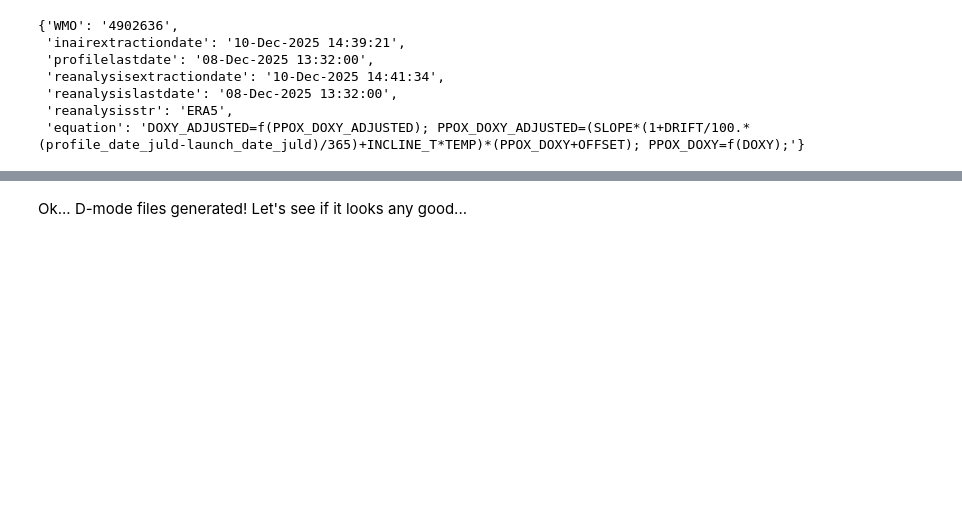
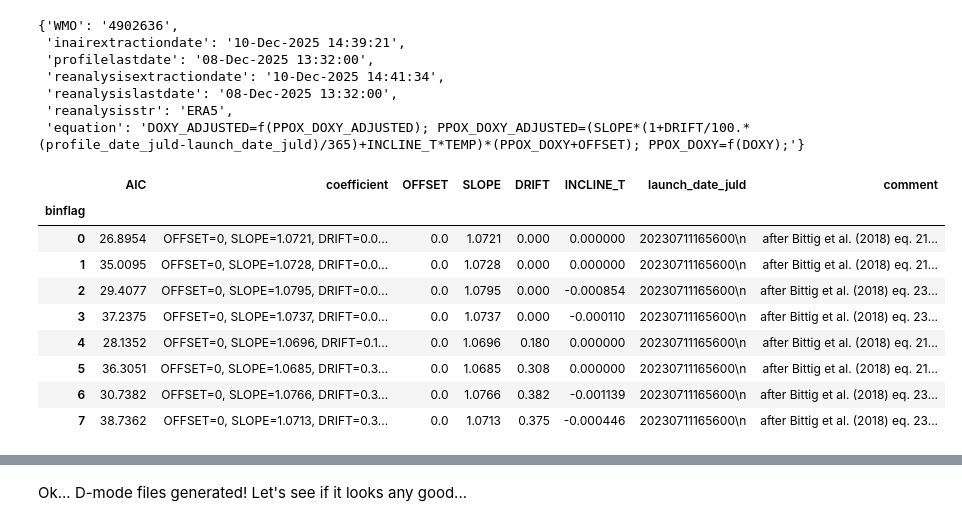
Before and after one commit to ArgoCanada/meds-dmqc, a Jupyter notebook: report/notebooks/01_active/4902636_report.ipynb, the cells around one changed output, grey strips where cells are left out. Drawn from its saved outputs; the diff is of its cells as text; code cells hidden in the pictures; blank space fills up the shorter version.

```diff
--- a/report/notebooks/01_active/4902636_report.ipynb
+++ b/report/notebooks/01_active/4902636_report.ipynb
@@ -62,6 +62,19 @@ meta
  'reanalysislastdate': '08-Dec-2025 13:32:00',
  'reanalysisstr': 'ERA5',
  'equation': 'DOXY_ADJUSTED=f(PPOX_DOXY_ADJUSTED); PPOX_DOXY_ADJUSTED=(SLOPE*(1+DRIFT/100.*(profile_date_juld-launch_date_juld)/365)+INCLINE_T*TEMP)*(PPOX_DOXY+OFFSET); PPOX_DOXY=f(DOXY);'}
+# %%
+data
+# %% [output]
+|  | AIC | coefficient | OFFSET | SLOPE | DRIFT | INCLINE_T | launch_date_juld | comment |
+| binflag |  |  |  |  |  |  |  |  |
+| 0 | 26.8954 | OFFSET=0, SLOPE=1.0721, DRIFT=0.0... | 0.0 | 1.0721 | 0.000 | 0.000000 | 20230711165600\n | after Bittig et al. (2018) eq. 21... |
+| 1 | 35.0095 | OFFSET=0, SLOPE=1.0728, DRIFT=0.0... | 0.0 | 1.0728 | 0.000 | 0.000000 | 20230711165600\n | after Bittig et al. (2018) eq. 21... |
+| 2 | 29.4077 | OFFSET=0, SLOPE=1.0795, DRIFT=0.0... | 0.0 | 1.0795 | 0.000 | -0.000854 | 20230711165600\n | after Bittig et al. (2018) eq. 23... |
+| 3 | 37.2375 | OFFSET=0, SLOPE=1.0737, DRIFT=0.0... | 0.0 | 1.0737 | 0.000 | -0.000110 | 20230711165600\n | after Bittig et al. (2018) eq. 23... |
+| 4 | 28.1352 | OFFSET=0, SLOPE=1.0696, DRIFT=0.1... | 0.0 | 1.0696 | 0.180 | 0.000000 | 20230711165600\n | after Bittig et al. (2018) eq. 21... |
+| 5 | 36.3051 | OFFSET=0, SLOPE=1.0685, DRIFT=0.3... | 0.0 | 1.0685 | 0.308 | 0.000000 | 20230711165600\n | after Bittig et al. (2018) eq. 21... |
+| 6 | 30.7382 | OFFSET=0, SLOPE=1.0766, DRIFT=0.3... | 0.0 | 1.0766 | 0.382 | -0.001139 | 20230711165600\n | after Bittig et al. (2018) eq. 23... |
+| 7 | 38.7362 | OFFSET=0, SLOPE=1.0713, DRIFT=0.3... | 0.0 | 1.0713 | 0.375 | -0.000446 | 20230711165600\n | after Bittig et al. (2018) eq. 23... |
 # %%
 
 for fn in Path(f'/Users/GordonC/Documents/data/Argo/dac/meds/{wmo}/profiles/').glob('BR*.nc'):
```
Also changed, not shown: parts of 3 cells of this notebook.
